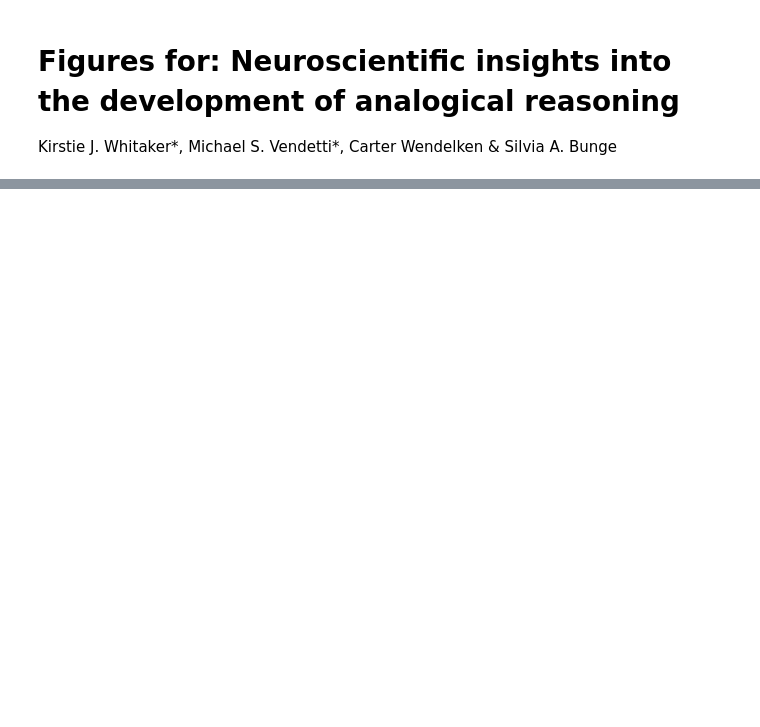
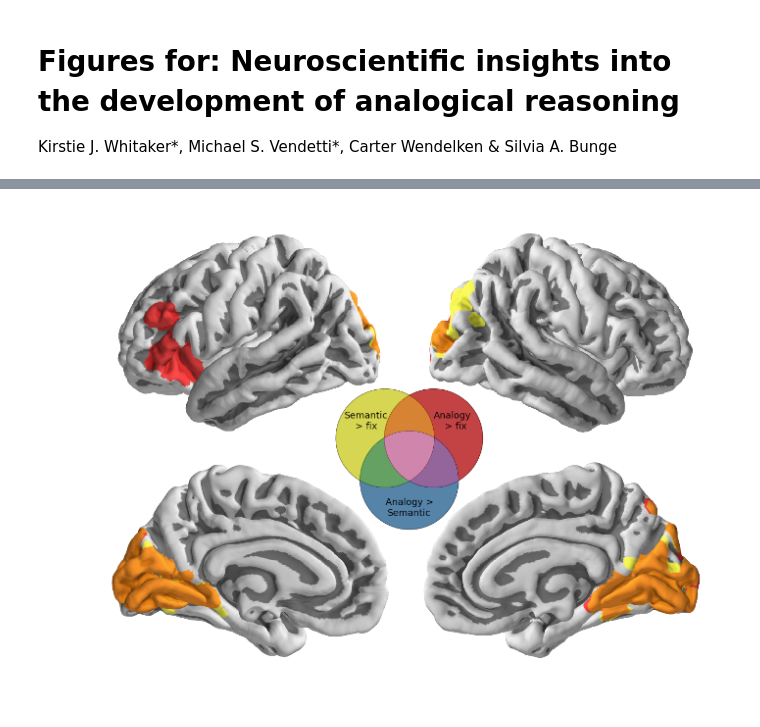
Before and after one commit to KirstieJane/NORA_WhitakerVendetti_DevSci2017, a Jupyter notebook: JUPYTER_NOTEBOOKS/VISAN_Figures.ipynb, the cells around one changed output, grey strips where cells are left out. Drawn from its saved outputs; the diff is of its cells as text; code cells hidden in the pictures; blank space fills up the shorter version.

```diff
--- a/JUPYTER_NOTEBOOKS/VISAN_Figures.ipynb
+++ b/JUPYTER_NOTEBOOKS/VISAN_Figures.ipynb
@@ -126,0 +464,14 @@ print(img_ana.shape)
+# %%
+def read_in_brains(results_surface_file):
+
+    img = mpimg.imread(results_surface_file)
+
+    img = img[21:-120, 44:-44, :]
+
+    return img
+# %%
+def read_in_venn(venn_file):
+
+    img = mpimg.imread(venn_file)
+
+    return img
@@ -126,0 +482,31 @@ print(img_ana.shape)
+# %%
+def make_figure4(corrage_results_surface_file, venn_file):
+
+    fig, ax = plt.subplots(figsize=(6,4.5))
+
+    # Add in the brains
+    img_brains = read_in_brains(corrage_results_surface_file)
+
+    ax.imshow(img_brains)
+
+    # Turn off the axes
+    ax.set_axis_off()
+
+    # Overlay the venn diagram
+    ax_venn = fig.add_axes([0.25, 0.21, 0.5, 0.5]) # Add in a new axis
+    img_venn = read_in_venn(venn_file)
+
+    ax_venn.imshow(img_venn)
+
+    # Turn off the axes
+    ax_venn.set_axis_off()
+
+    # Tighten up the layout
+    plt.subplots_adjust(left=0, bottom=0, right=1, top=1,
+                        wspace=0, hspace=0)
+
+    fig.savefig('../FIGURES/Figure4.png', dpi=600, bbox_inches=0)
+# %%
+make_figure4(corrage_results_surface_file, venn_file)
+# %% [output]
+[figure, added]
```
Also changed, not shown: parts of 46 cells of this notebook, 9 other files.
